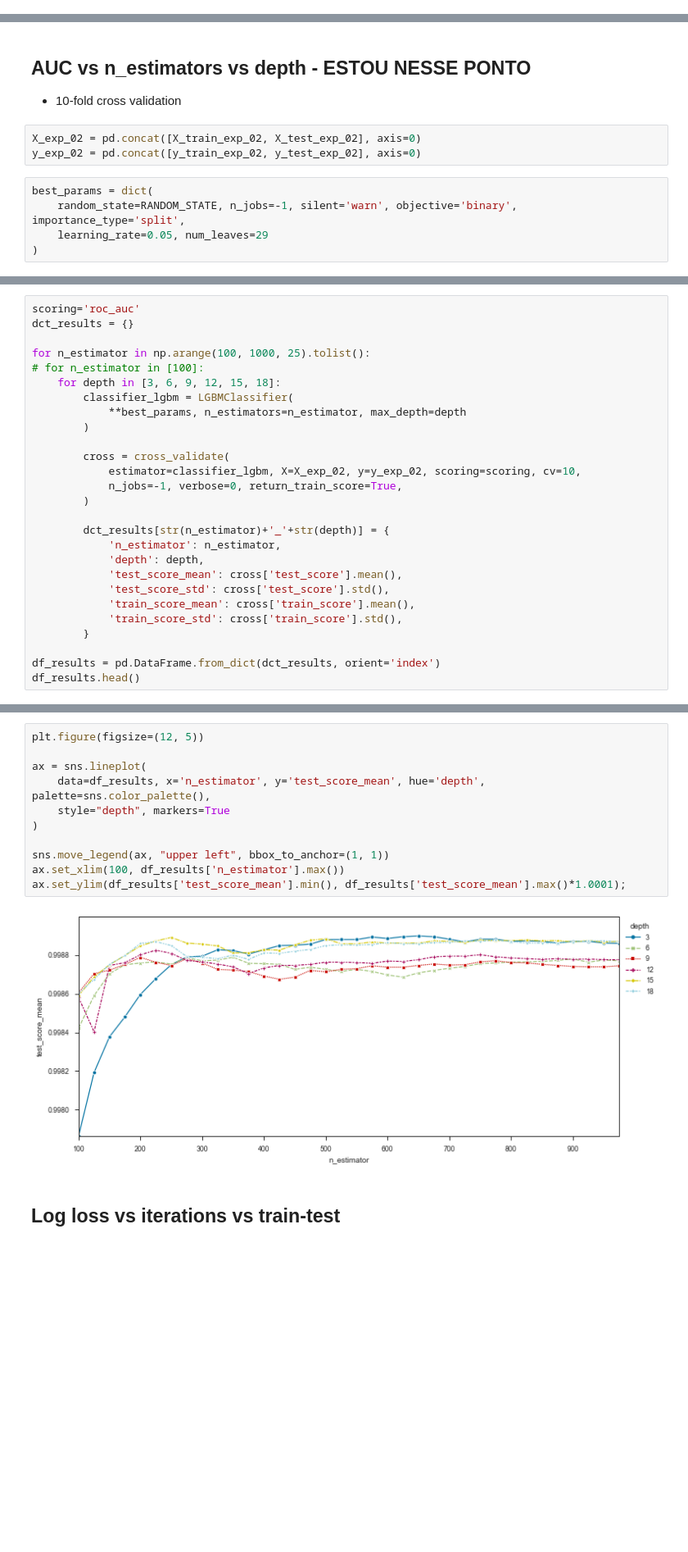
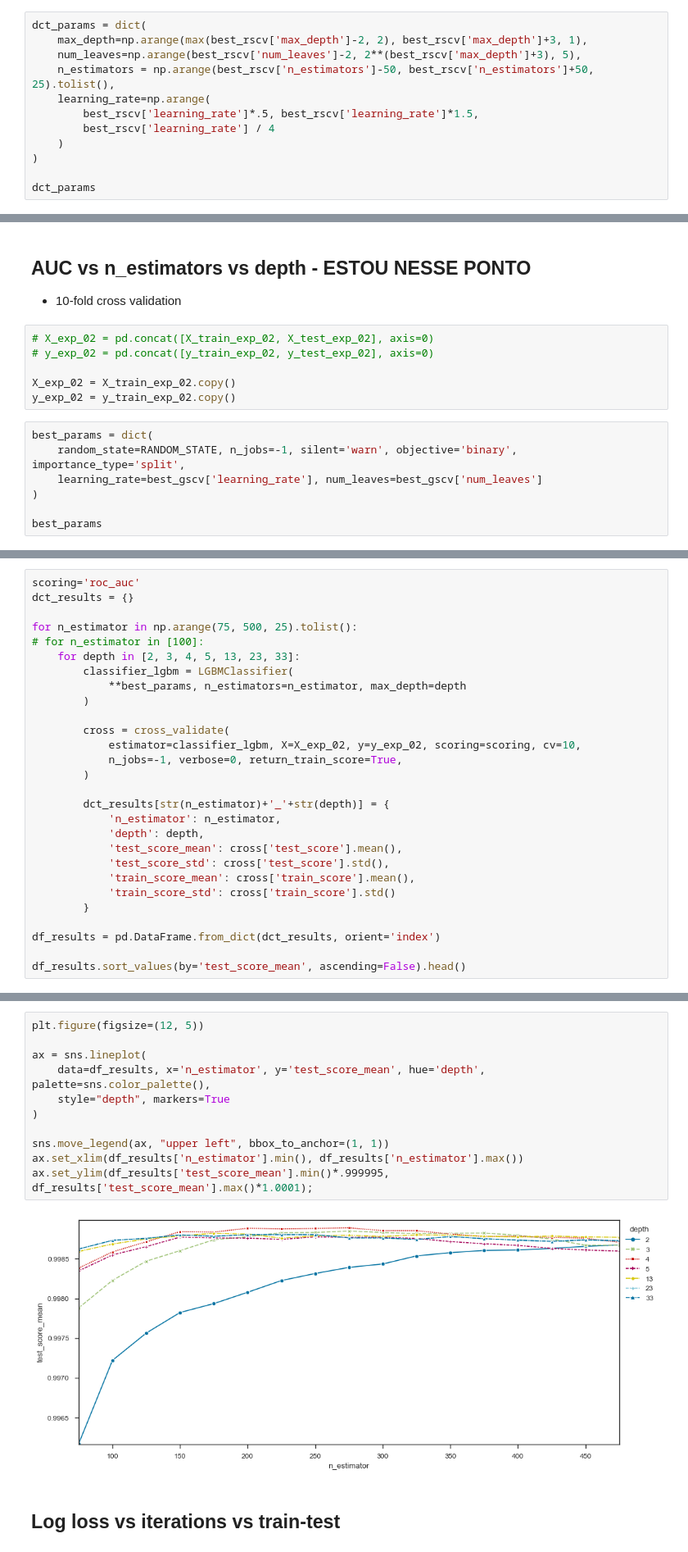
Before and after one commit to guyrux/ethereum_laundering, a Jupyter notebook: notebooks/03-ethereum_modeling_v2-suto.ipynb, the cells around one changed output, grey strips where cells are left out. Shown at 82% size. Saved outputs shown, nothing was run; the diff lists cells and outputs as text; blank space fills up the shorter version.

Commit message:
analytics - Graphs.

```diff
--- a/notebooks/03-ethereum_modeling_v2-suto.ipynb
+++ b/notebooks/03-ethereum_modeling_v2-suto.ipynb
@@ -165,0 +225,12 @@ display(dct_params)
+# %%
+dct_params = dict(
+    max_depth=np.arange(max(best_rscv['max_depth']-2, 2), best_rscv['max_depth']+3, 1),
+    num_leaves=np.arange(best_rscv['num_leaves']-2, 2**(best_rscv['max_depth']+3), 5),
+    n_estimators = np.arange(best_rscv['n_estimators']-50, best_rscv['n_estimators']+50, 25).tolist(),
+    learning_rate=np.arange(
+        best_rscv['learning_rate']*.5, best_rscv['learning_rate']*1.5,
+        best_rscv['learning_rate'] / 4
+    )
+)
+
+dct_params
@@ -179,10 +334,15 @@ best_gscv
 
 - 10-fold cross validation
 # %%
-X_exp_02 = pd.concat([X_train_exp_02, X_test_exp_02], axis=0)
-y_exp_02 = pd.concat([y_train_exp_02, y_test_exp_02], axis=0)
+# X_exp_02 = pd.concat([X_train_exp_02, X_test_exp_02], axis=0)
+# y_exp_02 = pd.concat([y_train_exp_02, y_test_exp_02], axis=0)
+
+X_exp_02 = X_train_exp_02.copy()
+y_exp_02 = y_train_exp_02.copy()
 # %%
 best_params = dict(
     random_state=RANDOM_STATE, n_jobs=-1, silent='warn', objective='binary', importance_type='split',
-    learning_rate=0.05, num_leaves=29
+    learning_rate=best_gscv['learning_rate'], num_leaves=best_gscv['num_leaves']
 )
+
+best_params
@@ -190,9 +358,9 @@ best_params = dict(
 scoring='roc_auc'
 dct_results = {}
 
-for n_estimator in np.arange(100, 1000, 25).tolist():
+for n_estimator in np.arange(75, 500, 25).tolist():
 # for n_estimator in [100]:
-    for depth in [3, 6, 9, 12, 15, 18]:
+    for depth in [2, 3, 4, 5, 13, 23, 33]:
         classifier_lgbm = LGBMClassifier(
             **best_params, n_estimators=n_estimator, max_depth=depth
         )
@@ -208,10 +376,11 @@ for n_estimator in np.arange(100, 1000, 25).tolist():
             'test_score_mean': cross['test_score'].mean(),
             'test_score_std': cross['test_score'].std(),
             'train_score_mean': cross['train_score'].mean(),
-            'train_score_std': cross['train_score'].std(),
+            'train_score_std': cross['train_score'].std()
         }
 
 df_results = pd.DataFrame.from_dict(dct_results, orient='index')
-df_results.head()
+
+df_results.sort_values(by='test_score_mean', ascending=False).head()
 # %% [output]
 |  | n_estimator | depth | test_score_mean | test_score_std | train_score_mean | train_score_std |
@@ -227,16 +392,16 @@ df_results['test_score_mean'].min()
 # %%
 plt.figure(figsize=(12, 5))
 
 ax = sns.lineplot(
     data=df_results, x='n_estimator', y='test_score_mean', hue='depth', palette=sns.color_palette(),
     style="depth", markers=True
 )
 
 sns.move_legend(ax, "upper left", bbox_to_anchor=(1, 1))
-ax.set_xlim(100, df_results['n_estimator'].max())
-ax.set_ylim(df_results['test_score_mean'].min(), df_results['test_score_mean'].max()*1.0001);
+ax.set_xlim(df_results['n_estimator'].min(), df_results['n_estimator'].max())
+ax.set_ylim(df_results['test_score_mean'].min()*.999995, df_results['test_score_mean'].max()*1.0001);
 # %% [output]
-[figure, old version]
+[figure, new version]
 # %% [markdown]
 ## Log loss vs iterations vs train-test
 # %%
```
Also changed, not shown: parts of 34 cells of this notebook, 5 other files.
